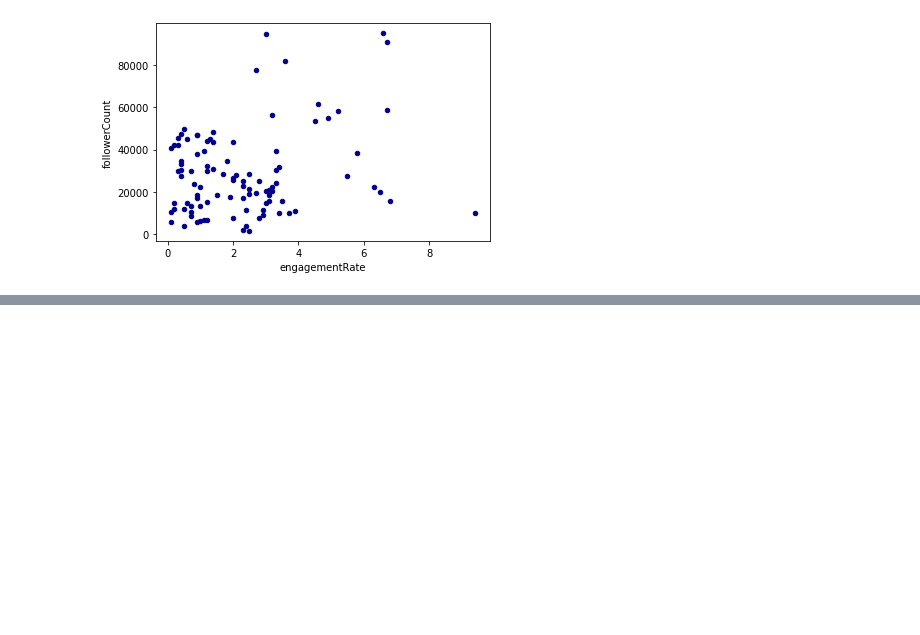
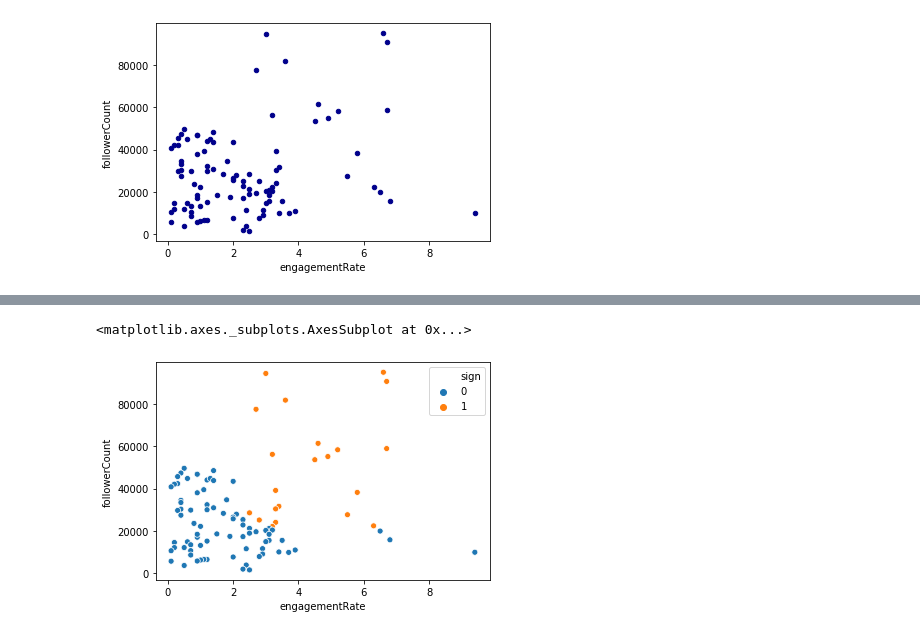
Before and after one commit to Razellion/Fuzzy-Influencer, a Jupyter notebook: Fuzzy Influencer.ipynb, the cells around one changed output, grey strips where cells are left out. Cells and saved outputs as stored; diff of their text form; code cells hidden in the pictures; blank space fills up the shorter version.

```diff
--- a/Fuzzy Influencer.ipynb
+++ b/Fuzzy Influencer.ipynb
@@ -56,0 +202,3 @@ data.plot.scatter(y='followerCount', x='engagementRate', c='DarkBlue')
+# %%
+out = data.sort_values(by=['score','followerCount'],ascending=False)
+chosen = out.head(20)
@@ -56,0 +207,6 @@ data.plot.scatter(y='followerCount', x='engagementRate', c='DarkBlue')
+# %%
+out.reset_index(inplace=True)
+# %%
+out['sign'] = 0
+# %%
+out.ix[:20,'sign'] = 1
@@ -56,0 +221,5 @@ data.plot.scatter(y='followerCount', x='engagementRate', c='DarkBlue')
+# %%
+sns.scatterplot(y='followerCount',x='engagementRate',hue='sign',data=out)
+# %% [output]
+<matplotlib.axes._subplots.AxesSubplot at 0x...>
+[figure, added]
```
Also changed, not shown: parts of 26 cells of this notebook.
